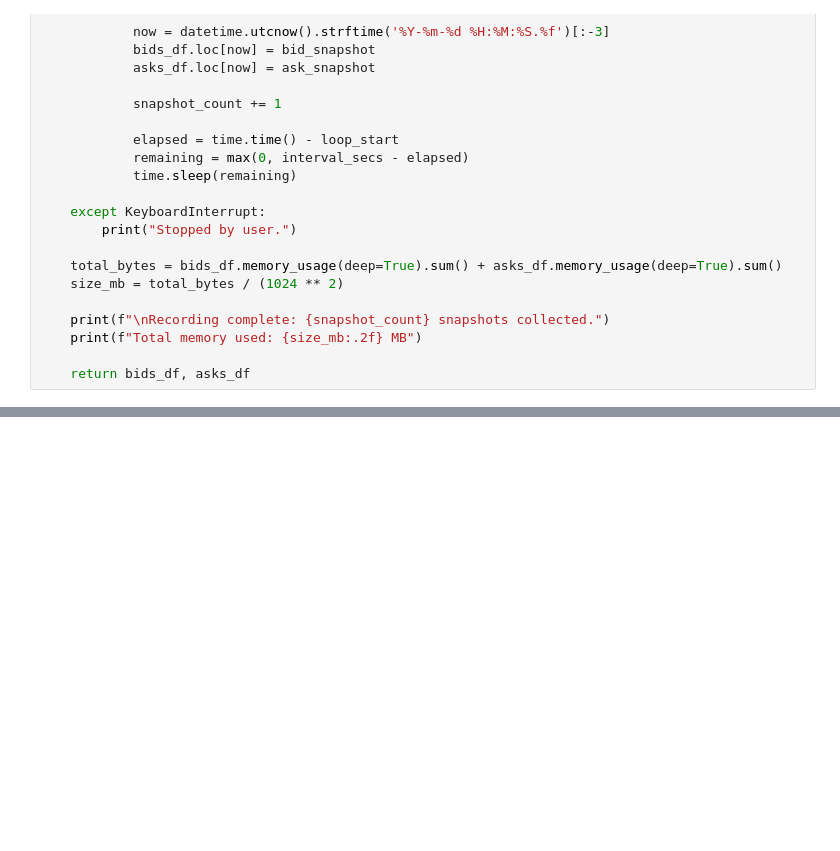
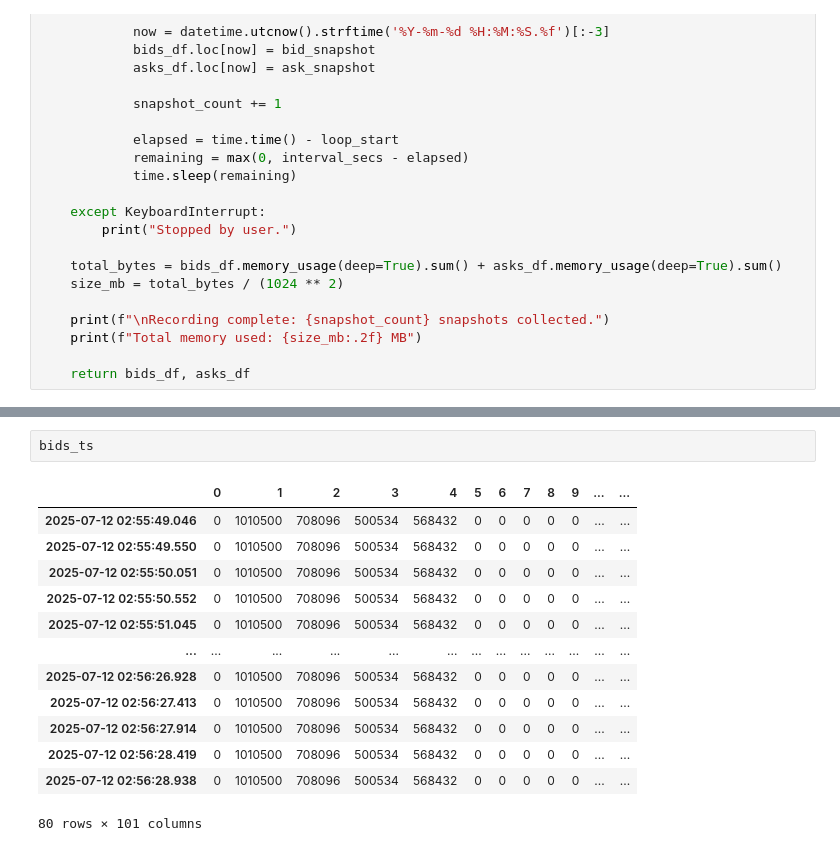
Before and after one commit to NiccoloComati/mykalshi, a Jupyter notebook: main.ipynb, the cells around one changed output, grey strips where cells are left out. Cells and saved outputs as stored; diff of their text form; blank space fills up the shorter version.

```diff
--- a/main.ipynb
+++ b/main.ipynb
@@ -755,0 +816,16 @@ asks_ts
+# %%
+bids_ts
+# %% [output]
+|  | 0 | 1 | 2 | 3 | 4 | 5 | 6 | 7 | 8 | 9 | ... | ... |
+| 2025-07-12 02:55:49.046 | 0 | 1010500 | 708096 | 500534 | 568432 | 0 | 0 | 0 | 0 | 0 | ... | ... |
+| 2025-07-12 02:55:49.550 | 0 | 1010500 | 708096 | 500534 | 568432 | 0 | 0 | 0 | 0 | 0 | ... | ... |
+| 2025-07-12 02:55:50.051 | 0 | 1010500 | 708096 | 500534 | 568432 | 0 | 0 | 0 | 0 | 0 | ... | ... |
+| 2025-07-12 02:55:50.552 | 0 | 1010500 | 708096 | 500534 | 568432 | 0 | 0 | 0 | 0 | 0 | ... | ... |
+| 2025-07-12 02:55:51.045 | 0 | 1010500 | 708096 | 500534 | 568432 | 0 | 0 | 0 | 0 | 0 | ... | ... |
+| ... | ... | ... | ... | ... | ... | ... | ... | ... | ... | ... | ... | ... |
+| 2025-07-12 02:56:26.928 | 0 | 1010500 | 708096 | 500534 | 568432 | 0 | 0 | 0 | 0 | 0 | ... | ... |
+| 2025-07-12 02:56:27.413 | 0 | 1010500 | 708096 | 500534 | 568432 | 0 | 0 | 0 | 0 | 0 | ... | ... |
+| 2025-07-12 02:56:27.914 | 0 | 1010500 | 708096 | 500534 | 568432 | 0 | 0 | 0 | 0 | 0 | ... | ... |
+| 2025-07-12 02:56:28.419 | 0 | 1010500 | 708096 | 500534 | 568432 | 0 | 0 | 0 | 0 | 0 | ... | ... |
+| 2025-07-12 02:56:28.938 | 0 | 1010500 | 708096 | 500534 | 568432 | 0 | 0 | 0 | 0 | 0 | ... | ... |
+80 rows × 101 columns
```
Also changed, not shown: parts of 27 cells of this notebook.
